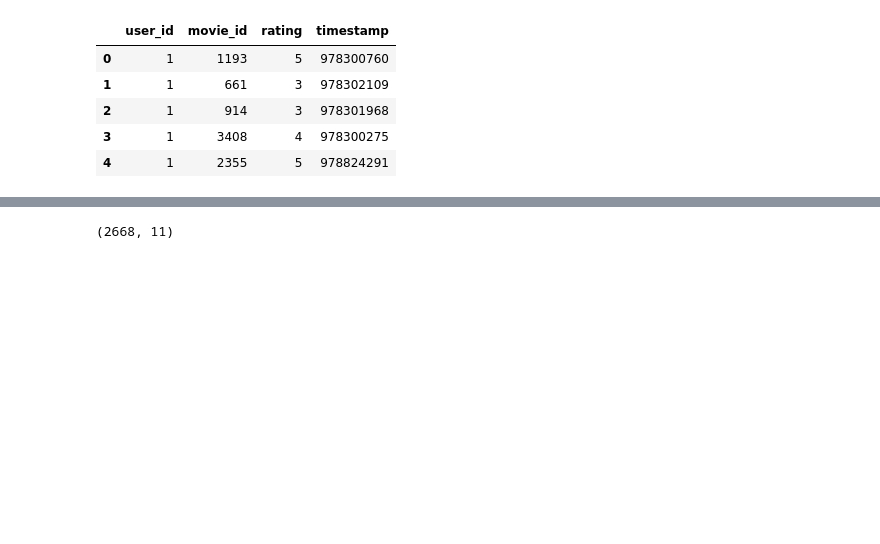
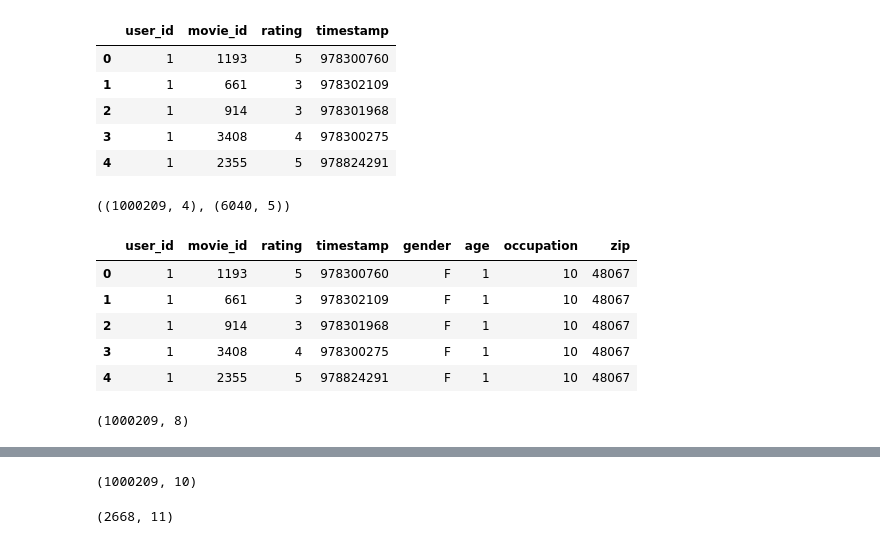
Before and after one commit to nitsmax/python_pycon2015_tutorial322, a Jupyter notebook: practice.ipynb, the cells around one changed output, grey strips where cells are left out. Drawn from its saved outputs; the diff is of its cells as text; code cells hidden in the pictures; blank space fills up the shorter version.

```diff
--- a/practice.ipynb
+++ b/practice.ipynb
@@ -79,6 +124,24 @@ ratings.head(5)
 | 2 | 1 | 914 | 3 | 978301968 |
 | 3 | 1 | 3408 | 4 | 978300275 |
 | 4 | 1 | 2355 | 5 | 978824291 |
+# %%
+ratings.shape, users.shape
+# %% [output]
+((1000209, 4), (6040, 5))
+# %%
+ratings_users = pd.merge(ratings, users)
+ratings_users.head()
+# %% [output]
+|  | user_id | movie_id | rating | timestamp | gender | age | occupation | zip |
+| 0 | 1 | 1193 | 5 | 978300760 | F | 1 | 10 | 48067 |
+| 1 | 1 | 661 | 3 | 978302109 | F | 1 | 10 | 48067 |
+| 2 | 1 | 914 | 3 | 978301968 | F | 1 | 10 | 48067 |
+| 3 | 1 | 3408 | 4 | 978300275 | F | 1 | 10 | 48067 |
+| 4 | 1 | 2355 | 5 | 978824291 | F | 1 | 10 | 48067 |
+# %%
+ratings_users.shape
+# %% [output]
+(1000209, 8)
 # %%
 movielens = pd.merge(pd.merge(ratings, users), movies)
 movielens.head()
@@ -89,6 +152,10 @@ movielens.head()
 | 2 | 12 | 1193 | 4 | 978220179 | M | 25 | 12 | 32793 | One Flew Over the Cuckoo's Nest (... | Drama |
 | 3 | 15 | 1193 | 4 | 978199279 | M | 25 | 7 | 22903 | One Flew Over the Cuckoo's Nest (... | Drama |
 | 4 | 17 | 1193 | 5 | 978158471 | M | 50 | 1 | 95350 | One Flew Over the Cuckoo's Nest (... | Drama |
+# %%
+movielens.shape
+# %% [output]
+(1000209, 10)
 # %%
 #subset version (hosted notebook)
 movielens_train = pd.read_csv('data/movielens_train.csv', index_col=0, encoding='iso-8859-1')
```
Also changed, not shown: parts of 15 cells of this notebook, 25 other files.
